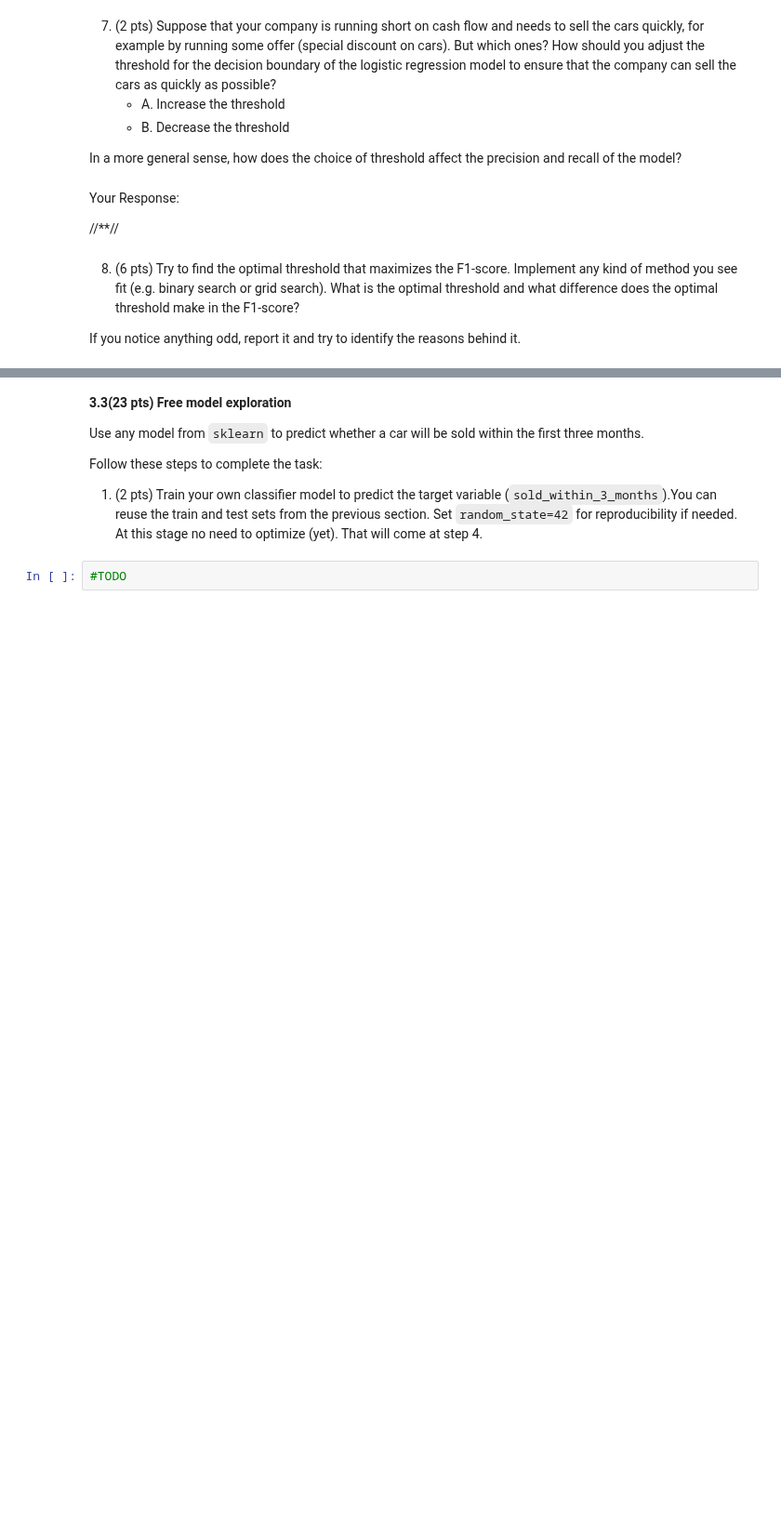
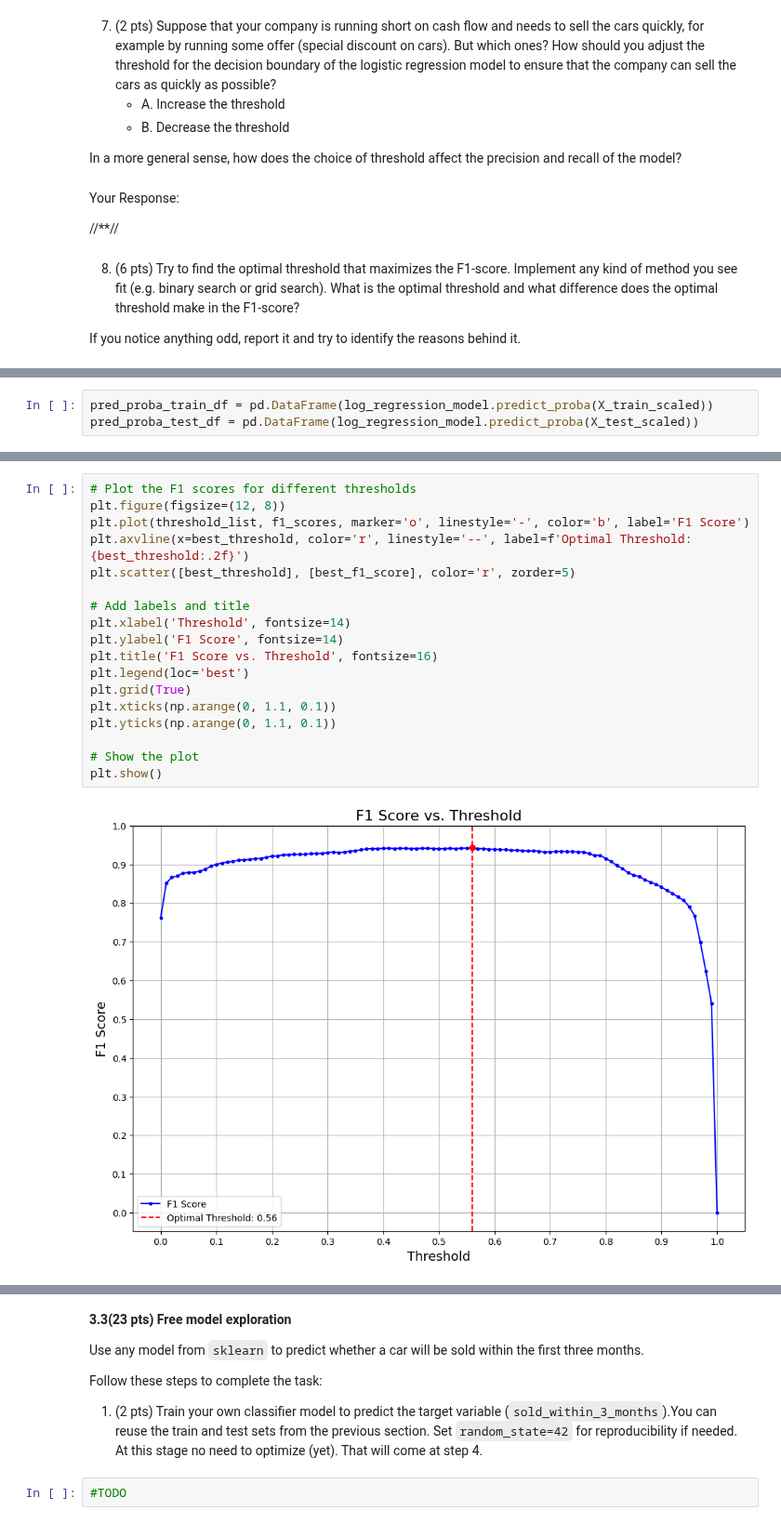
Before and after one commit to Jvviragine/data_analysis_um_course, a Jupyter notebook: data_clinics/clinic2/NL_clinic2.ipynb, the cells around one changed output, grey strips where cells are left out. Shown at 93% size. Cells and saved outputs as stored; diff of their text form; blank space fills up the shorter version.

```diff
--- a/data_clinics/clinic2/NL_clinic2.ipynb
+++ b/data_clinics/clinic2/NL_clinic2.ipynb
@@ -854,0 +856,3 @@ If you notice anything odd, report it and try to identify the reasons behind it.
+# %%
+pred_proba_train_df = pd.DataFrame(log_regression_model.predict_proba(X_train_scaled))
+pred_proba_test_df = pd.DataFrame(log_regression_model.predict_proba(X_test_scaled))
@@ -854,0 +927,20 @@ If you notice anything odd, report it and try to identify the reasons behind it.
+# %%
+# Plot the F1 scores for different thresholds
+plt.figure(figsize=(12, 8))
+plt.plot(threshold_list, f1_scores, marker='o', linestyle='-', color='b', label='F1 Score')
+plt.axvline(x=best_threshold, color='r', linestyle='--', label=f'Optimal Threshold: {best_threshold:.2f}')
+plt.scatter([best_threshold], [best_f1_score], color='r', zorder=5)
+
+# Add labels and title
+plt.xlabel('Threshold', fontsize=14)
+plt.ylabel('F1 Score', fontsize=14)
+plt.title('F1 Score vs. Threshold', fontsize=16)
+plt.legend(loc='best')
+plt.grid(True)
+plt.xticks(np.arange(0, 1.1, 0.1))
+plt.yticks(np.arange(0, 1.1, 0.1))
+
+# Show the plot
+plt.show()
+# %% [output]
+[figure, added]
```
Also changed, not shown: parts of 6 cells of this notebook, 1 other file.
